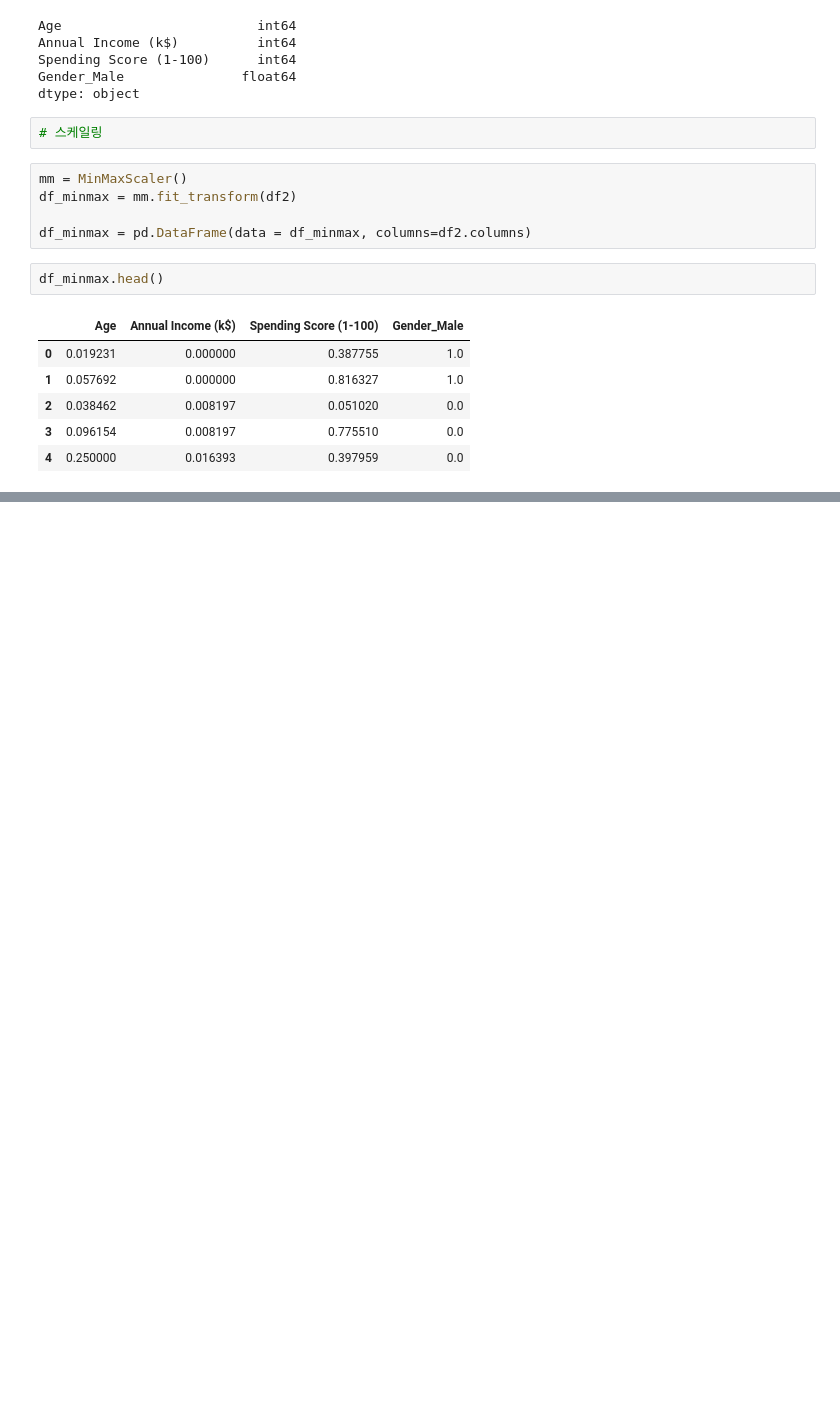
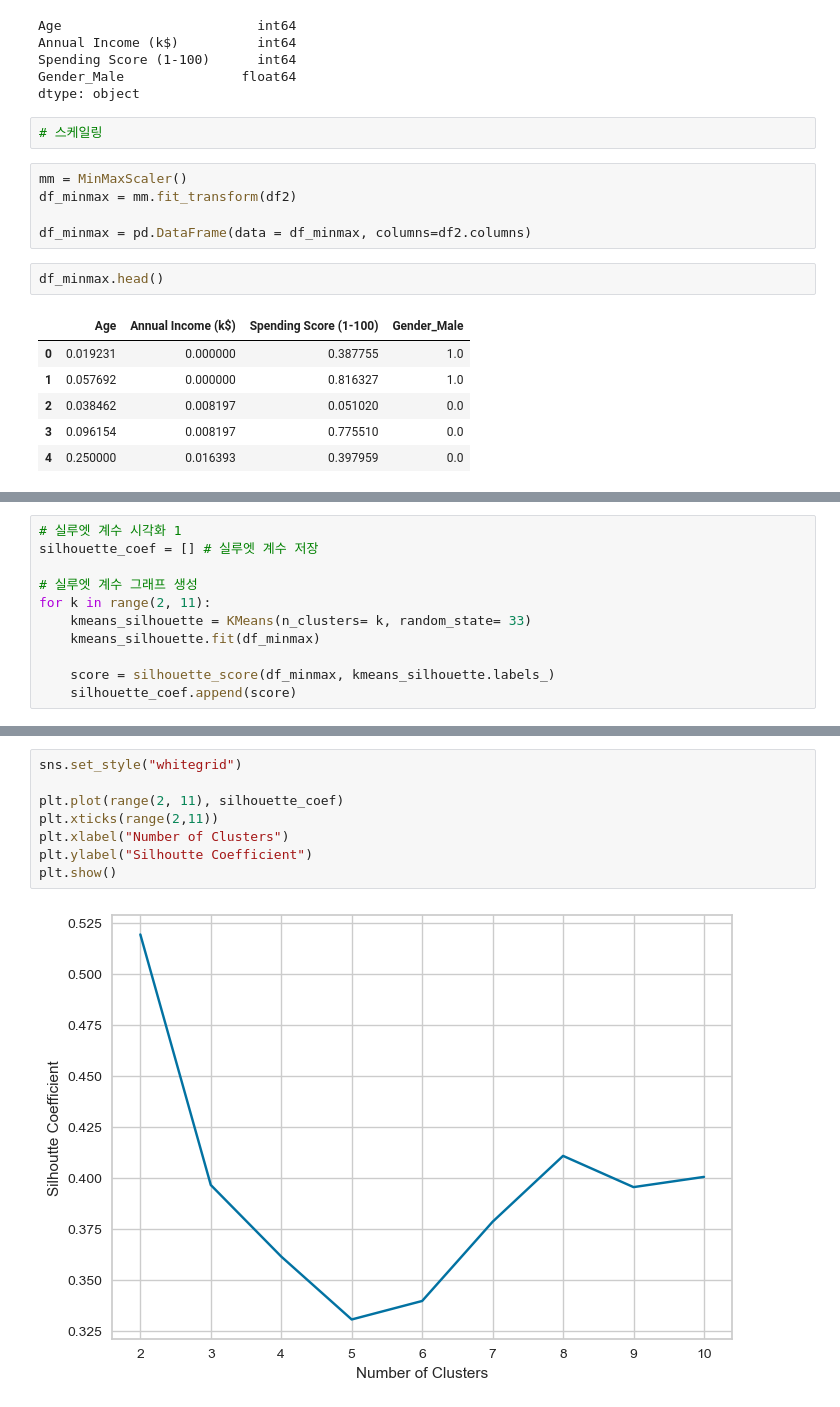
Before and after one commit to bidulgirin/data_science, a Jupyter notebook: 26.군집모델.ipynb, the cells around one changed output, grey strips where cells are left out. Saved outputs shown, nothing was run; the diff lists cells and outputs as text; blank space fills up the shorter version.

```diff
--- a/26.군집모델.ipynb
+++ b/26.군집모델.ipynb
@@ -159,0 +201,11 @@ df_minmax.head()
+# %%
+# 실루엣 계수 시각화 1
+silhouette_coef = [] # 실루엣 계수 저장
+
+# 실루엣 계수 그래프 생성
+for k in range(2, 11):
+    kmeans_silhouette = KMeans(n_clusters= k, random_state= 33)
+    kmeans_silhouette.fit(df_minmax)
+
+    score = silhouette_score(df_minmax, kmeans_silhouette.labels_)
+    silhouette_coef.append(score)
@@ -159,0 +224,10 @@ df_minmax.head()
+# %%
+sns.set_style("whitegrid")
+
+plt.plot(range(2, 11), silhouette_coef)
+plt.xticks(range(2,11))
+plt.xlabel("Number of Clusters")
+plt.ylabel("Silhoutte Coefficient")
+plt.show()
+# %% [output]
+[figure, added]
```
Also changed, not shown: parts of 36 cells of this notebook, 2 other files.
